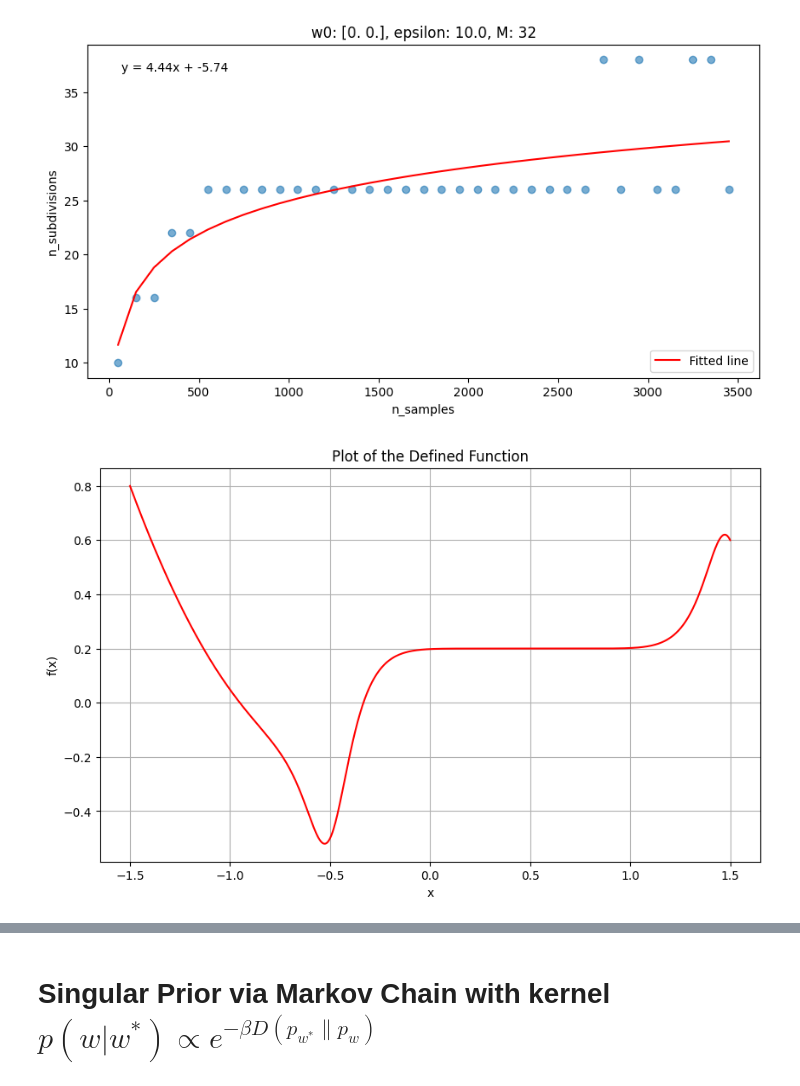
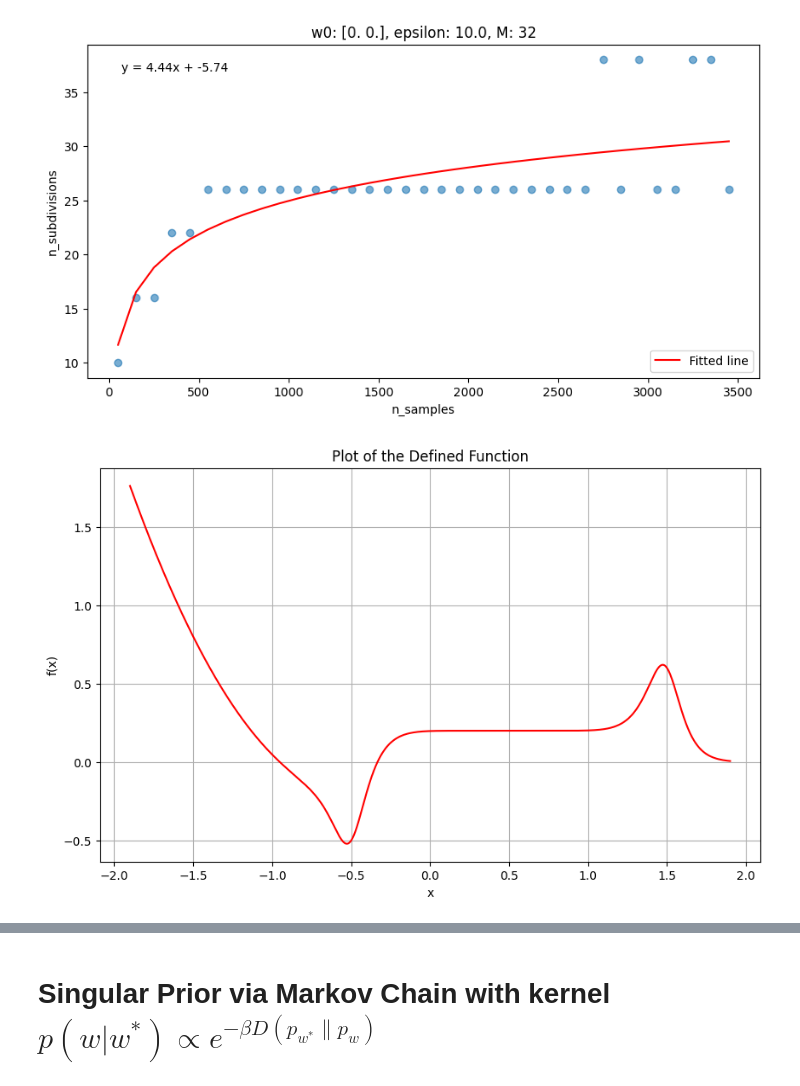
Before and after one commit to edmundlth/neural_network_stagewise_learning, a Jupyter notebook: mdl_expt.ipynb, the cells around one changed output, grey strips where cells are left out. Drawn from its saved outputs; the diff is of its cells as text; code cells hidden in the pictures.

```diff
--- a/mdl_expt.ipynb
+++ b/mdl_expt.ipynb
@@ -341,33 +341,34 @@ def f2(x, m, exponent=9):
     return x**exponent + m
 
 def f(x, a, m):
     return f1(x + a, m) * g(-(x + a)) + f2(x - a, m) * h(x - a)
+    # return (x**2 - a**m)**2
 
 # Vectorize the function for efficient computation
 vf = jax.vmap(f, in_axes=(0, None, None))
 
 # Set up the plot
-M = 1.5
+M = 1.9
 x = jnp.linspace(-M, M, 1000)
 a = 0.5
 m = 0.2
 
 # Compute the function values
 y = vf(x, a, m)
 
 # Create the plot
 plt.figure(figsize=(10, 6))
 plt.plot(x, y, 'r-')
 plt.grid(True)
 plt.title('Plot of the Defined Function')
 plt.xlabel('x')
 plt.ylabel('f(x)')
 
 # Show the plot
 plt.show()
 
 # If you want to save the plot instead of showing it, use:
 # plt.savefig('function_plot.png')
 # %% [output]
-[figure, old version]
+[figure, new version]
 # %%
```
Also changed, not shown: parts of 19 cells of this notebook, 5 other files.
